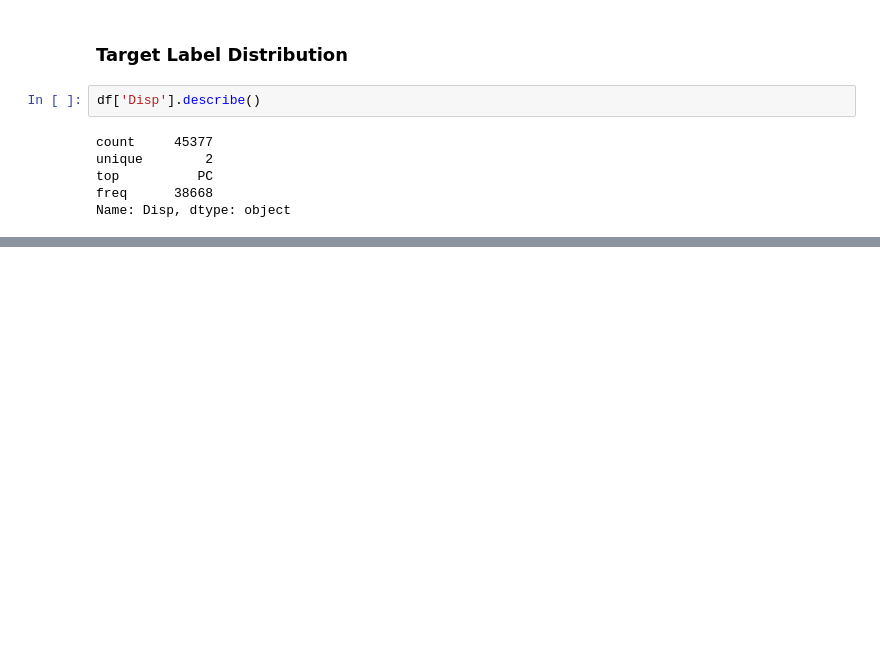
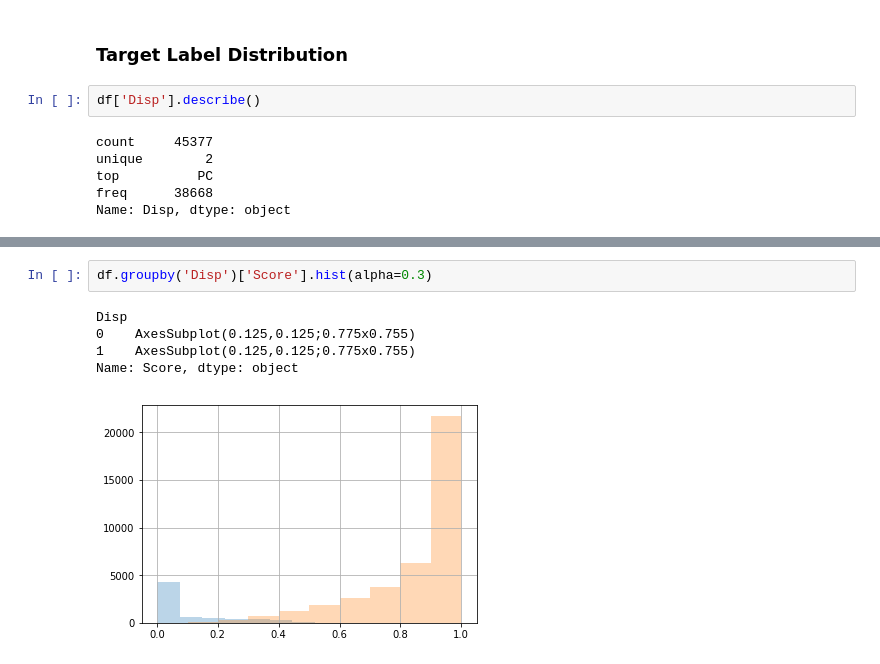
Before and after one commit to yutarochan/DS440, a Jupyter notebook: notebooks/TCES Analysis.ipynb, the cells around one changed output, grey strips where cells are left out. Drawn from its saved outputs; the diff is of its cells as text; blank space fills up the shorter version.

```diff
--- a/notebooks/TCES Analysis.ipynb
+++ b/notebooks/TCES Analysis.ipynb
@@ -33,0 +107,8 @@ KeyboardInterrupt:
+# %%
+df.groupby('Disp')['Score'].hist(alpha=0.3)
+# %% [output]
+Disp
+0    AxesSubplot(0.125,0.125;0.775x0.755)
+1    AxesSubplot(0.125,0.125;0.775x0.755)
+Name: Score, dtype: object
+[figure, added]
```
Also changed, not shown: parts of 26 cells of this notebook, 3 other files.
